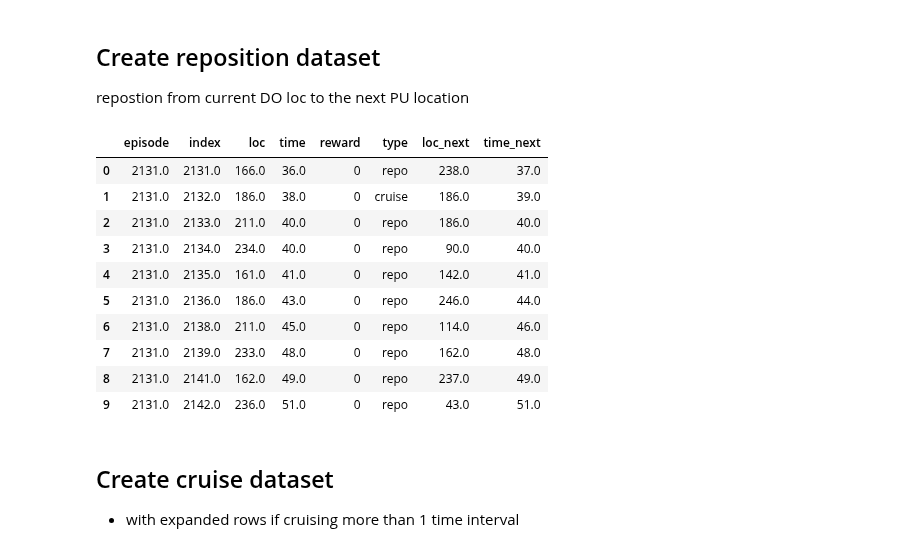
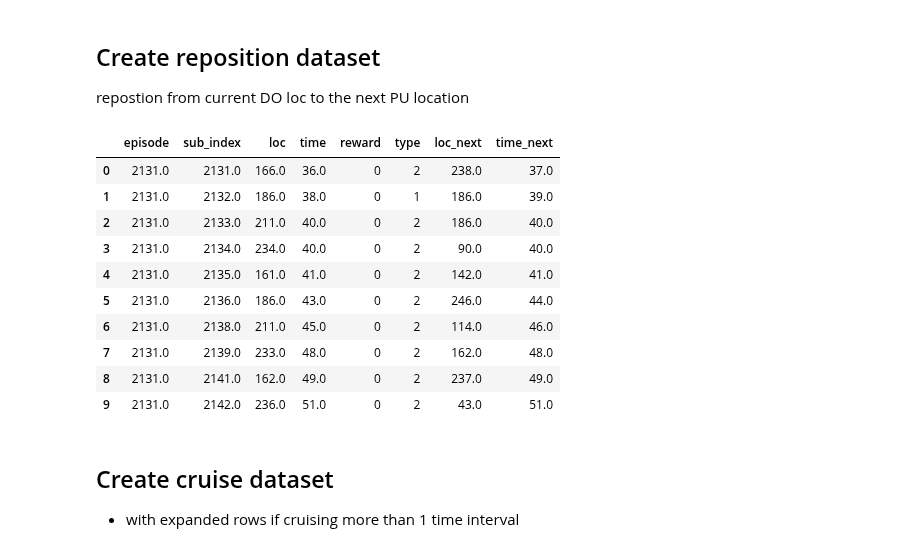
Before and after one commit to skyetim/didi-vehicle-repositioning-strategy, a Jupyter notebook: notebooks/compute_SARSA_episode.ipynb, the cells around one changed output. Saved outputs shown, nothing was run; the diff lists cells and outputs as text; code cells hidden in the pictures.

```diff
--- a/notebooks/compute_SARSA_episode.ipynb
+++ b/notebooks/compute_SARSA_episode.ipynb
@@ -84,7 +89,7 @@ total trips:  (13885739, 35)
 ## keep only consistent shift
 episode_data = episode_data.loc[episode_data['_PU_shift'] == episode_data['_DO_shift']]
 episode_data = episode_data.loc[episode_data['_PU_shift'] == selected_shift]
-episode_data = episode_data[['hack_license', 'pickup_datetime', 'dropoff_datetime',
+episode_data = episode_data[['sub_index', 'hack_license', 'pickup_datetime', 'dropoff_datetime',
                             'pickup_taxizone_id', 'dropoff_taxizone_id',
                             'total_amount', 'first_pickup', 'last_dropoff']].copy()
 # %% [markdown]
@@ -125,13 +130,12 @@ episode_data['dropoff_datetime_index'] = [current_conversion[t] for t in episode
 
 trips/transition must collaspe if current action = 0 and there is immediate transition after the current state
 # %%
-trip_df = episode_data[['pickup_taxizone_id', 'dropoff_taxizone_id', 'pickup_datetime_index',
-                        'dropoff_datetime_index', 'episode', 'total_amount']].copy()
+trip_df = episode_data[[ 'episode', 'sub_index', 'pickup_taxizone_id', 'dropoff_taxizone_id', 'pickup_datetime_index',
+                        'dropoff_datetime_index', 'total_amount']].copy()
 
 trip_df['pickup_datetime_index_next'] = trip_df.groupby('episode')['pickup_datetime_index'].shift(-1)
 trip_df['pickup_taxizone_id_next'] = trip_df.groupby('episode')['pickup_taxizone_id'].shift(-1)
 
 trip_df['dropoff_datetime_index_prev'] = trip_df.groupby('episode')['dropoff_datetime_index'].shift(1)
 trip_df['dropoff_taxizone_id_prev'] = trip_df.groupby('episode')['dropoff_taxizone_id'].shift(1)
-trip_df.reset_index(inplace=True)
 # %% [markdown]
@@ -145,28 +149,28 @@ trip_df['mask_bfill'] = np.where((trip_df['dropoff_taxizone_id']==trip_df['picku
 trip_df['mask_ffill'] = np.where((trip_df['pickup_taxizone_id']==trip_df['dropoff_taxizone_id_prev']) &
                                  (trip_df['pickup_datetime_index']==trip_df['dropoff_datetime_index_prev']), 1, np.nan)
 
-ffill_cols = ['pickup_taxizone_id', 'pickup_datetime_index', 'episode', 'index']
+ffill_cols = ['sub_index', 'pickup_taxizone_id', 'pickup_datetime_index']
 for col_names in ffill_cols:
     trip_df[col_names] = np.where(trip_df['mask_ffill'] == 1, np.nan, trip_df[col_names])
-    trip_df[col_names] = trip_df[col_names].ffill()
+    trip_df[col_names] = trip_df.groupby('episode')[col_names].ffill()
 bfill_cols = ['dropoff_taxizone_id', 'dropoff_datetime_index']
 for col_names in bfill_cols:
     trip_df[col_names] = np.where(trip_df['mask_bfill'] == 1, np.nan, trip_df[col_names])
-    trip_df[col_names] = trip_df[col_names].bfill()
+    trip_df[col_names] = trip_df.groupby('episode')[col_names].bfill()
 # %% [markdown]
 * group data and aggregatedly sum
 # %%
-trip_df = trip_df[['episode', 'pickup_taxizone_id', 'dropoff_taxizone_id', 'pickup_datetime_index',
-                   'dropoff_datetime_index', 'total_amount', 'index']]
-trip_df = trip_df.groupby(['episode', 'index', 'pickup_taxizone_id', 'dropoff_taxizone_id',
+trip_df = trip_df[['episode', 'sub_index', 'pickup_taxizone_id', 'dropoff_taxizone_id', 'pickup_datetime_index',
+                   'dropoff_datetime_index', 'total_amount']]
+trip_df = trip_df.groupby(['episode', 'sub_index', 'pickup_taxizone_id', 'dropoff_taxizone_id',
                            'pickup_datetime_index', 'dropoff_datetime_index'], as_index=False).agg('sum')
-trip_df.sort_values(['episode', 'index'], inplace=True)
+trip_df.sort_values(['episode', 'sub_index'], inplace=True)
 trip_df.rename(columns={'pickup_taxizone_id': 'loc',
                         'pickup_datetime_index': 'time',
                         'dropoff_taxizone_id': 'loc_next',
                         'dropoff_datetime_index': 'time_next',
                         'total_amount': 'reward'}, inplace=True)
-trip_df['type'] = 'delivery'
+trip_df['type'] = 0
 # %%
 trip_df.head(10)
 # %% [output]
@@ -188,27 +192,28 @@ repostion from current DO loc to the next PU location
 # %%
 reposition_df = trip_df.copy()
 reposition_df['loc_next_next'] = reposition_df.groupby('episode')['loc'].shift(-1) ## will be next location
 reposition_df['time_next_next'] = reposition_df.groupby('episode')['time'].shift(-1) ## will be next time
 reposition_df.drop(columns=['loc', 'time'], inplace=True)
 reposition_df.rename(columns={'loc_next': 'loc',
                         'time_next': 'time',
                         'loc_next_next': 'loc_next',
                         'time_next_next': 'time_next'}, inplace=True)
 reposition_df['reward'] = 0
-reposition_df['type'] = np.where(reposition_df['loc'] == reposition_df['loc_next'], 'cruise', 'repo')
+## 1 = cruise, 2 = repo
+reposition_df['type'] = np.where(reposition_df['loc'] == reposition_df['loc_next'], 1, 2)
 reposition_df.head(10)
 # %% [output]
-|  | episode | index | loc | time | reward | type | loc_next | time_next |
-| 0 | 2131.0 | 2131.0 | 166.0 | 36.0 | 0 | repo | 238.0 | 37.0 |
-| 1 | 2131.0 | 2132.0 | 186.0 | 38.0 | 0 | cruise | 186.0 | 39.0 |
-| 2 | 2131.0 | 2133.0 | 211.0 | 40.0 | 0 | repo | 186.0 | 40.0 |
-| 3 | 2131.0 | 2134.0 | 234.0 | 40.0 | 0 | repo | 90.0 | 40.0 |
-| 4 | 2131.0 | 2135.0 | 161.0 | 41.0 | 0 | repo | 142.0 | 41.0 |
-| 5 | 2131.0 | 2136.0 | 186.0 | 43.0 | 0 | repo | 246.0 | 44.0 |
-| 6 | 2131.0 | 2138.0 | 211.0 | 45.0 | 0 | repo | 114.0 | 46.0 |
-| 7 | 2131.0 | 2139.0 | 233.0 | 48.0 | 0 | repo | 162.0 | 48.0 |
-| 8 | 2131.0 | 2141.0 | 162.0 | 49.0 | 0 | repo | 237.0 | 49.0 |
-| 9 | 2131.0 | 2142.0 | 236.0 | 51.0 | 0 | repo | 43.0 | 51.0 |
+|  | episode | sub_index | loc | time | reward | type | loc_next | time_next |
+| 0 | 2131.0 | 2131.0 | 166.0 | 36.0 | 0 | 2 | 238.0 | 37.0 |
+| 1 | 2131.0 | 2132.0 | 186.0 | 38.0 | 0 | 1 | 186.0 | 39.0 |
+| 2 | 2131.0 | 2133.0 | 211.0 | 40.0 | 0 | 2 | 186.0 | 40.0 |
+| 3 | 2131.0 | 2134.0 | 234.0 | 40.0 | 0 | 2 | 90.0 | 40.0 |
+| 4 | 2131.0 | 2135.0 | 161.0 | 41.0 | 0 | 2 | 142.0 | 41.0 |
+| 5 | 2131.0 | 2136.0 | 186.0 | 43.0 | 0 | 2 | 246.0 | 44.0 |
+| 6 | 2131.0 | 2138.0 | 211.0 | 45.0 | 0 | 2 | 114.0 | 46.0 |
+| 7 | 2131.0 | 2139.0 | 233.0 | 48.0 | 0 | 2 | 162.0 | 48.0 |
+| 8 | 2131.0 | 2141.0 | 162.0 | 49.0 | 0 | 2 | 237.0 | 49.0 |
+| 9 | 2131.0 | 2142.0 | 236.0 | 51.0 | 0 | 2 | 43.0 | 51.0 |
 # %% [markdown]
 ## Create cruise dataset
 
```
Also changed, not shown: parts of 26 cells of this notebook.
